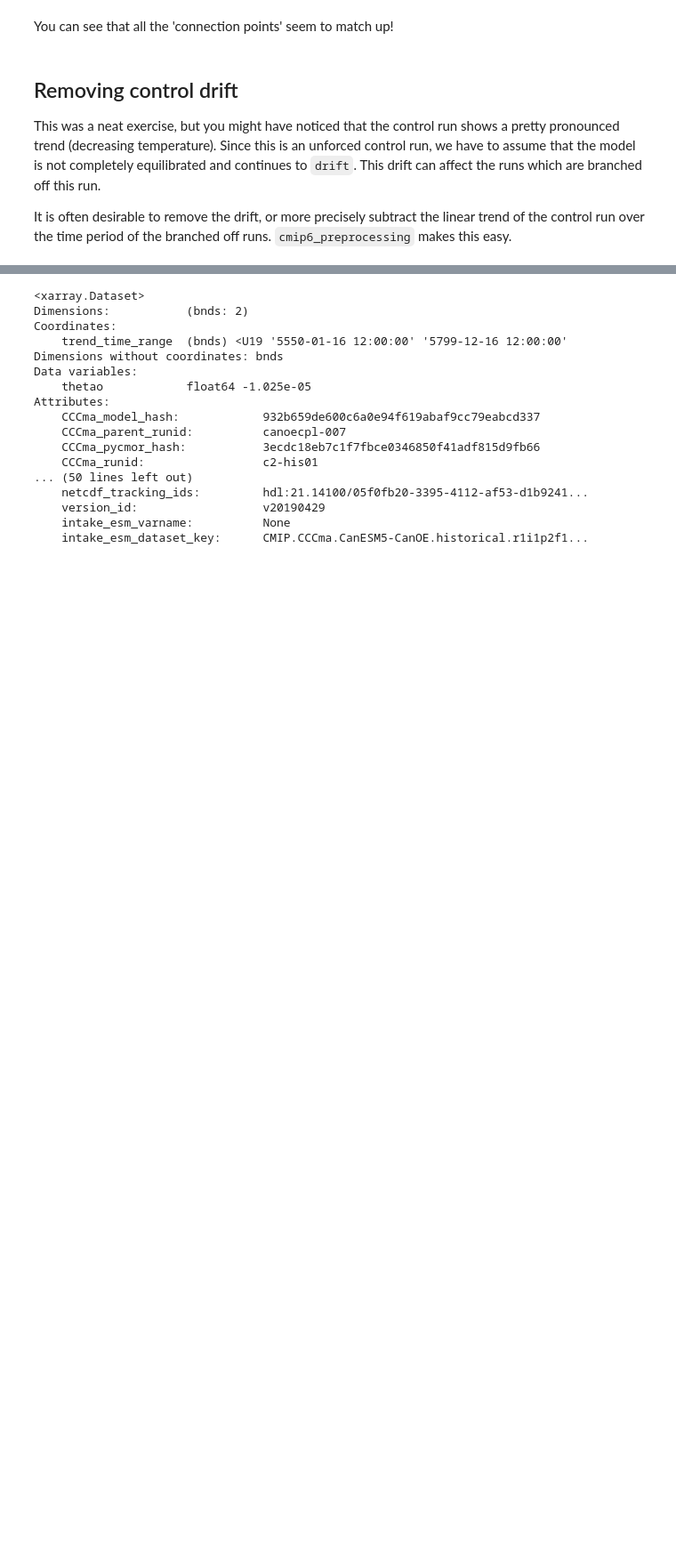
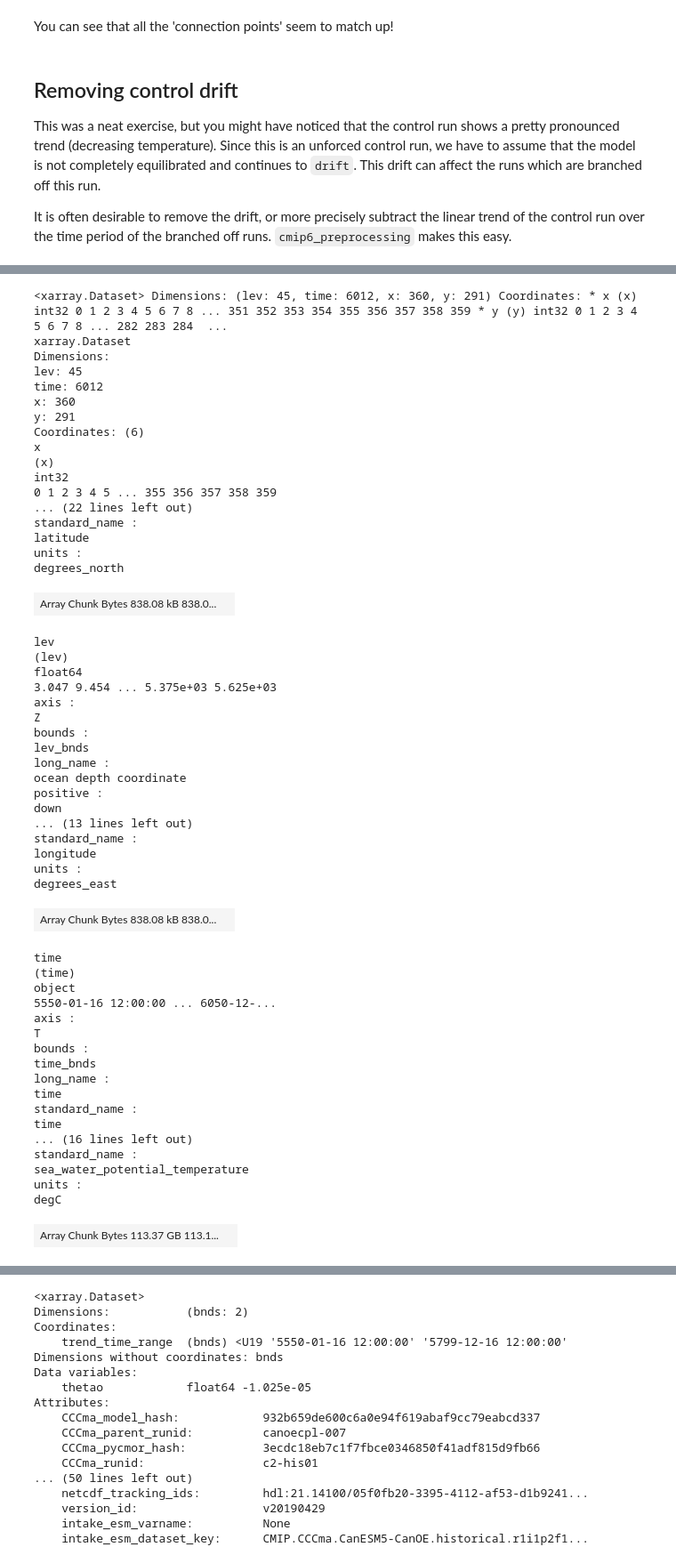
Before and after one commit to jbusecke/xMIP, a Jupyter notebook: docs/drift_removal.ipynb, the cells around one changed output, grey strips where cells are left out. Shown at 89% size. Saved outputs shown, nothing was run; the diff lists cells and outputs as text; code cells hidden in the pictures; blank space fills up the shorter version.

```diff
--- a/docs/drift_removal.ipynb
+++ b/docs/drift_removal.ipynb
@@ -166,0 +198,57 @@ from cmip6_preprocessing.drift_removal import calculate_drift, remove_trend
+# %%
+ds_control[['thetao']]
+# %% [output]
+<xarray.Dataset> Dimensions: (lev: 45, time: 6012, x: 360, y: 291) Coordinates: * x (x) int32 0 1 2 3 4 5 6 7 8 ... 351 352 353 354 355 356 357 358 359 * y (y) int32 0 1 2 3 4 5 6 7 8 ... 282 283 284  ...
+xarray.Dataset
+Dimensions:
+lev: 45
+time: 6012
+x: 360
+y: 291
+Coordinates: (6)
+x
+(x)
+int32
+0 1 2 3 4 5 ... 355 356 357 358 359
+... (22 lines left out)
+standard_name :
+latitude
+units :
+degrees_north
+| Array Chunk Bytes 838.08 kB 838.0... |  |
+lev
+(lev)
+float64
+3.047 9.454 ... 5.375e+03 5.625e+03
+axis :
+Z
+bounds :
+lev_bnds
+long_name :
+ocean depth coordinate
+positive :
+down
+... (13 lines left out)
+standard_name :
+longitude
+units :
+degrees_east
+| Array Chunk Bytes 838.08 kB 838.0... |  |
+time
+(time)
+object
+5550-01-16 12:00:00 ... 6050-12-...
+axis :
+T
+bounds :
+time_bnds
+long_name :
+time
+standard_name :
+time
+... (16 lines left out)
+standard_name :
+sea_water_potential_temperature
+units :
+degC
+| Array Chunk Bytes 113.37 GB 113.1... |  |
```
Also changed, not shown: parts of 10 cells of this notebook.
